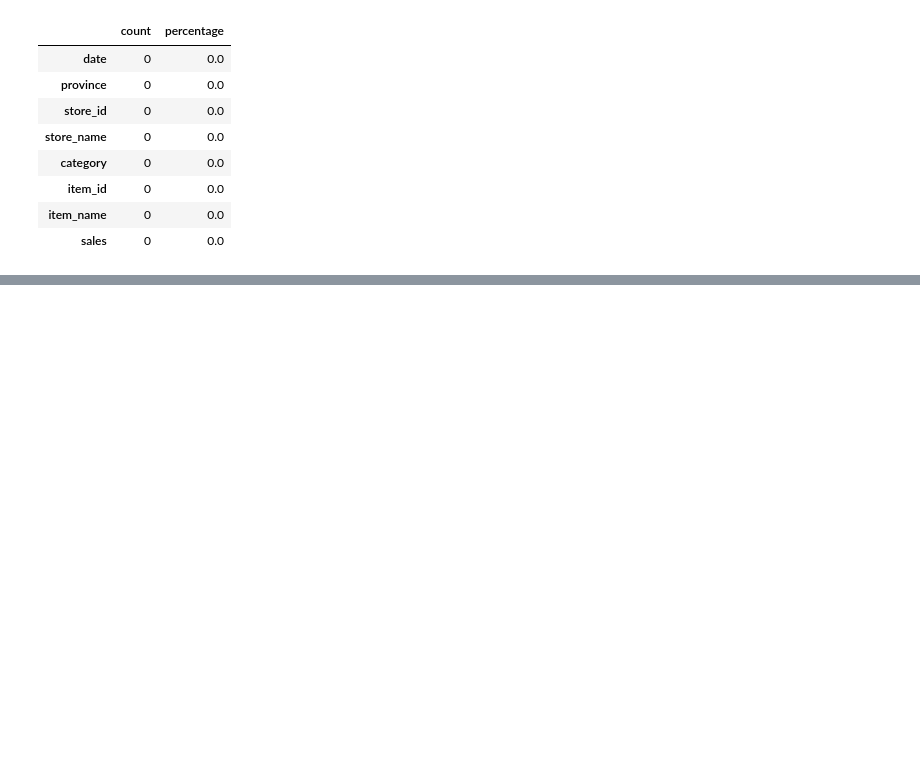
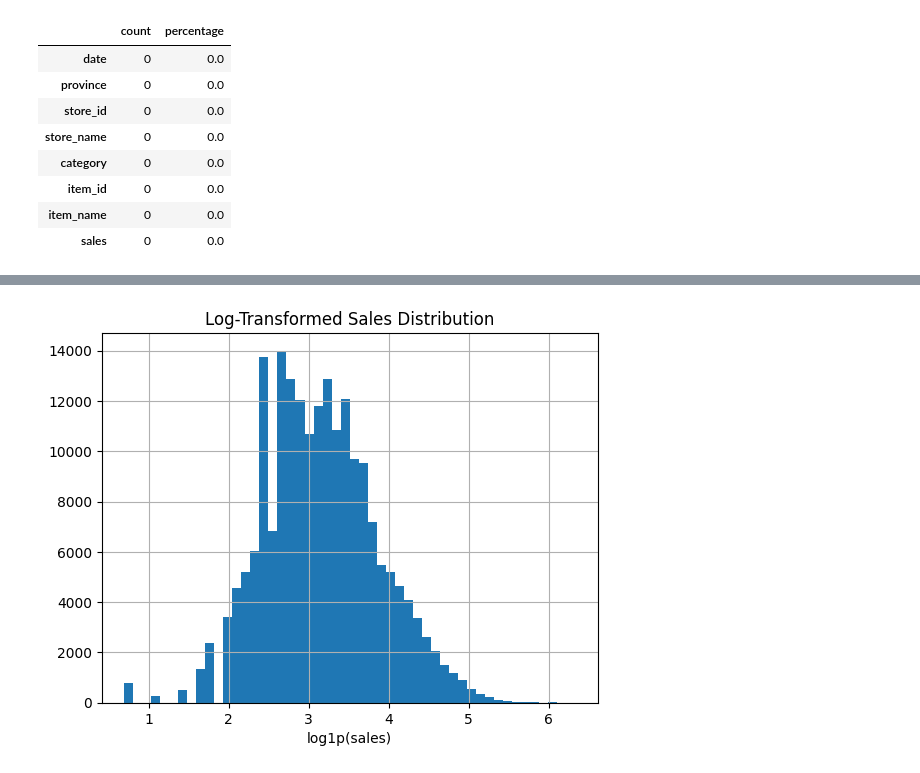
Before and after one commit to btduyforwork/sales_forecasting_xai, a Jupyter notebook: notebooks/01_preprocessing.ipynb, the cells around one changed output, grey strips where cells are left out. Saved outputs shown, nothing was run; the diff lists cells and outputs as text; code cells hidden in the pictures; blank space fills up the shorter version.

```diff
--- a/notebooks/01_preprocessing.ipynb
+++ b/notebooks/01_preprocessing.ipynb
@@ -78,0 +148,8 @@ check_missing_value(df_sales_filled)
+# %%
+# Log-transformed histogram
+np.log1p(df_sales_filled["sales"]).hist(bins=50)
+plt.xlabel("log1p(sales)")
+plt.title("Log-Transformed Sales Distribution")
+plt.show()
+# %% [output]
+[figure, added]
```
Also changed, not shown: parts of 13 cells of this notebook.
